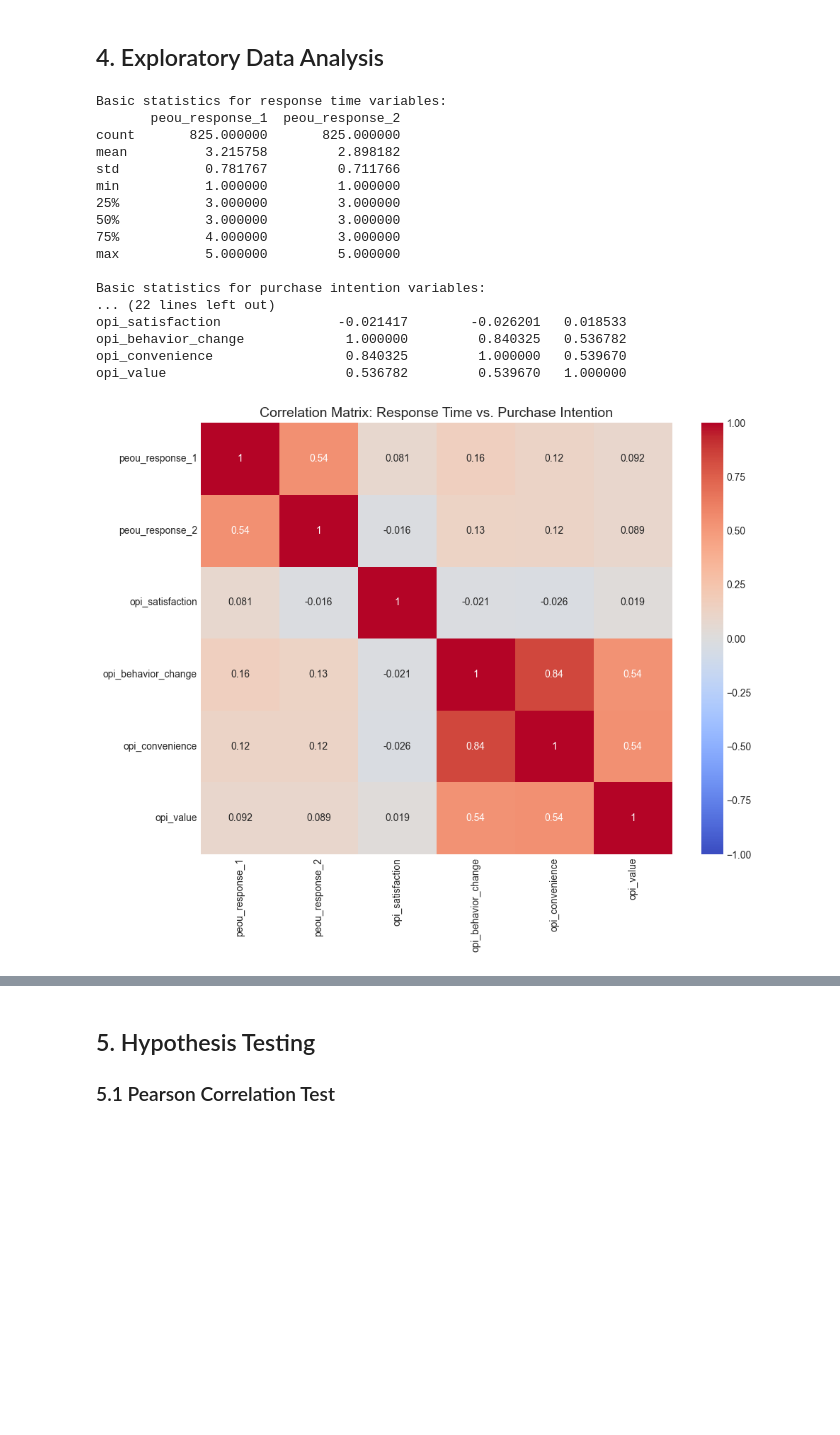
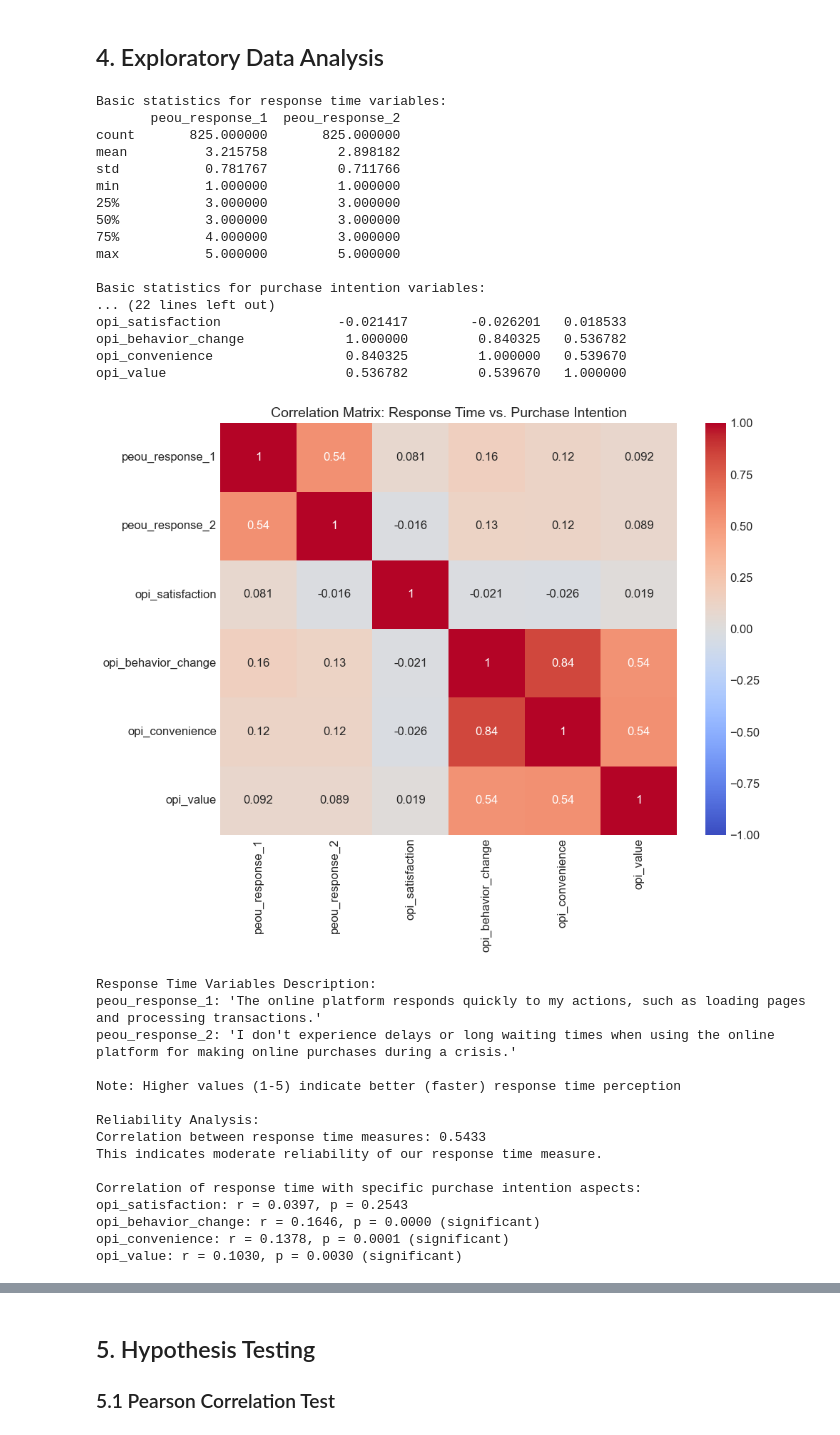
Before and after one commit to fernandonpa/Online_Purchase_Intention_Project, a Jupyter notebook: notebooks/05_hypothesis_testing/hypothesis_praneeth.ipynb, the cells around one changed output, grey strips where cells are left out. Drawn from its saved outputs; the diff is of its cells as text; code cells hidden in the pictures; blank space fills up the shorter version.

```diff
--- a/notebooks/05_hypothesis_testing/hypothesis_praneeth.ipynb
+++ b/notebooks/05_hypothesis_testing/hypothesis_praneeth.ipynb
@@ -91,6 +91,24 @@ df['response_time_score'] = df[response_cols].mean(axis=1)
 
 # Create a composite purchase intention score (average of intention variables)
 df['purchase_intention_score'] = df[intention_cols].mean(axis=1)
+
+# Add context for the response time variables
+print("\nResponse Time Variables Description:")
+print("peou_response_1: 'The online platform responds quickly to my actions, such as loading pages and processing transactions.'")
+print("peou_response_2: 'I don't experience delays or long waiting times when using the online platform for making online purchases during a crisis.'")
+print("\nNote: Higher values (1-5) indicate better (faster) response time perception")
+
+# Examine reliability of the composite scores
+print("\nReliability Analysis:")
+rt_reliability = np.corrcoef(df['peou_response_1'], df['peou_response_2'])[0,1]
+print(f"Correlation between response time measures: {rt_reliability:.4f}")
+print(f"This indicates {'high' if rt_reliability > 0.7 else 'moderate' if rt_reliability > 0.5 else 'low'} reliability of our response time measure.")
+
+# Calculate specific purchase intention aspects' correlation with response time
+print("\nCorrelation of response time with specific purchase intention aspects:")
+for col in intention_cols:
+    corr, p = stats.pearsonr(df['response_time_score'], df[col])
+    print(f"{col}: r = {corr:.4f}, p = {p:.4f} {'(significant)' if p < 0.05 else ''}")
 
 # Visualize distributions
 fig, axes = plt.subplots(1, 2, figsize=(14, 6))
@@ -139,34 +157,49 @@ plt.tight_layout()
 plt.show()
 
 # Create boxplots for different response time levels and their effect on purchase intention
 plt.figure(figsize=(14, 7))
 response_levels = df['response_time_score'].round().astype(int)
 sns.boxplot(x=response_levels, y='purchase_intention_score', data=df)
 plt.title('Purchase Intention by Response Time Level')
 plt.xlabel('Response Time Level (rounded)')
 plt.ylabel('Purchase Intention Score')
 plt.grid(True, axis='y', alpha=0.3)
 plt.tight_layout()
 plt.show()
 # %% [output]
 Basic statistics for response time variables:
        peou_response_1  peou_response_2
 count       825.000000       825.000000
 mean          3.215758         2.898182
 std           0.781767         0.711766
 min           1.000000         1.000000
 25%           3.000000         3.000000
 50%           3.000000         3.000000
 75%           4.000000         3.000000
 max           5.000000         5.000000
 
 Basic statistics for purchase intention variables:
 ... (22 lines left out)
 opi_satisfaction               -0.021417        -0.026201   0.018533
 opi_behavior_change             1.000000         0.840325   0.536782
 opi_convenience                 0.840325         1.000000   0.539670
 opi_value                       0.536782         0.539670   1.000000
-[figure, old version]
+[figure, new version]
+Response Time Variables Description:
+peou_response_1: 'The online platform responds quickly to my actions, such as loading pages and processing transactions.'
+peou_response_2: 'I don't experience delays or long waiting times when using the online platform for making online purchases during a crisis.'
+
+Note: Higher values (1-5) indicate better (faster) response time perception
+
+Reliability Analysis:
+Correlation between response time measures: 0.5433
+This indicates moderate reliability of our response time measure.
+
+Correlation of response time with specific purchase intention aspects:
+opi_satisfaction: r = 0.0397, p = 0.2543
+opi_behavior_change: r = 0.1646, p = 0.0000 (significant)
+opi_convenience: r = 0.1378, p = 0.0001 (significant)
+opi_value: r = 0.1030, p = 0.0030 (significant)
 [figure]
 [figure]
 [figure]
```
Also changed, not shown: parts of 21 cells of this notebook, 5 other files.
